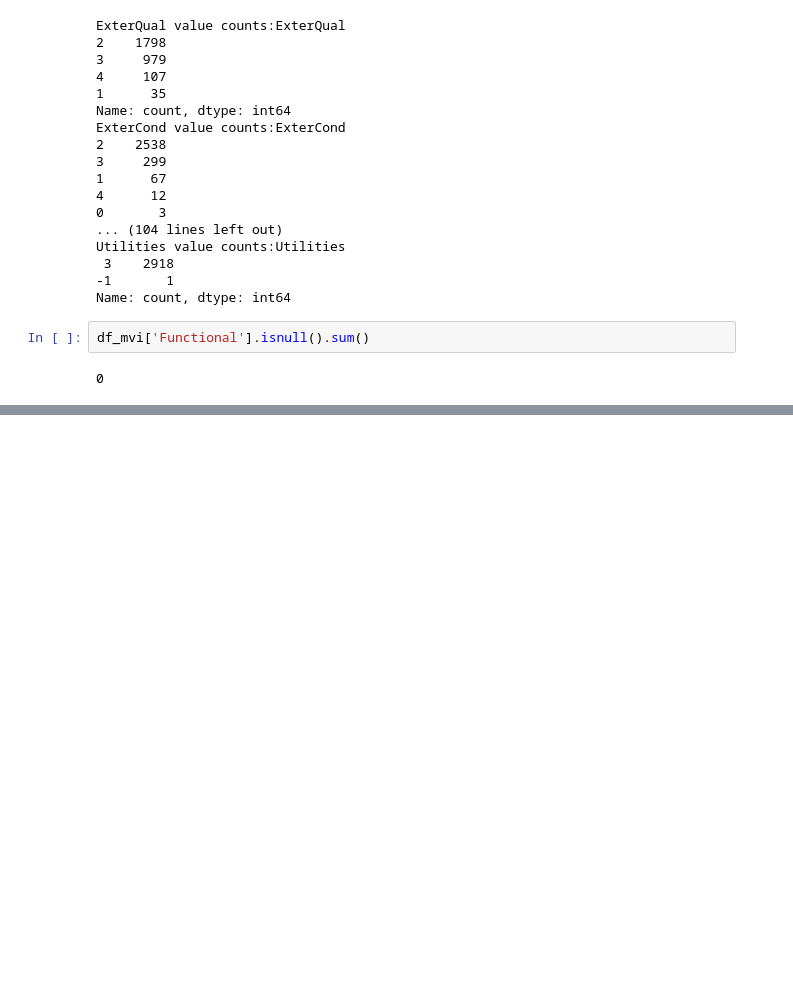
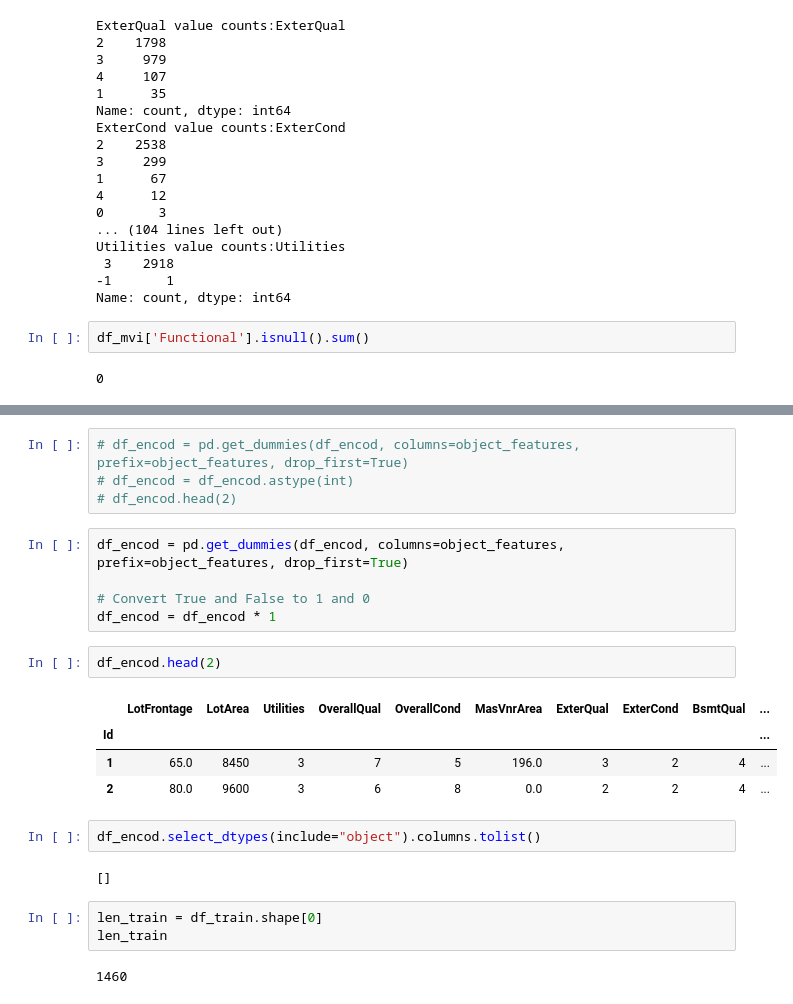
Before and after one commit to Prabesh1sharma/Machine-Learning-AI-Project, a Jupyter notebook: house_price_prediction/House_Price_Prediction.ipynb, the cells around one changed output, grey strips where cells are left out. Cells and saved outputs as stored; diff of their text form; blank space fills up the shorter version.

```diff
--- a/house_price_prediction/House_Price_Prediction.ipynb
+++ b/house_price_prediction/House_Price_Prediction.ipynb
@@ -1041,0 +1075,25 @@ memory usage: 1.8+ MB
+# %%
+# df_encod = pd.get_dummies(df_encod, columns=object_features, prefix=object_features, drop_first=True)
+# df_encod = df_encod.astype(int)
+# df_encod.head(2)
+# %%
+df_encod = pd.get_dummies(df_encod, columns=object_features, prefix=object_features, drop_first=True)
+
+# Convert True and False to 1 and 0
+df_encod = df_encod * 1
+# %%
+df_encod.head(2)
+# %% [output]
+|  | LotFrontage | LotArea | Utilities | OverallQual | OverallCond | MasVnrArea | ExterQual | ExterCond | BsmtQual | ... |
+| Id |  |  |  |  |  |  |  |  |  | ... |
+| 1 | 65.0 | 8450 | 3 | 7 | 5 | 196.0 | 3 | 2 | 4 | ... |
+| 2 | 80.0 | 9600 | 3 | 6 | 8 | 0.0 | 2 | 2 | 4 | ... |
+# %%
+df_encod.select_dtypes(include="object").columns.tolist()
+# %% [output]
+[]
+# %%
+len_train = df_train.shape[0]
+len_train
+# %% [output]
+1460
```
Also changed, not shown: parts of 32 cells of this notebook, 2 other files.
